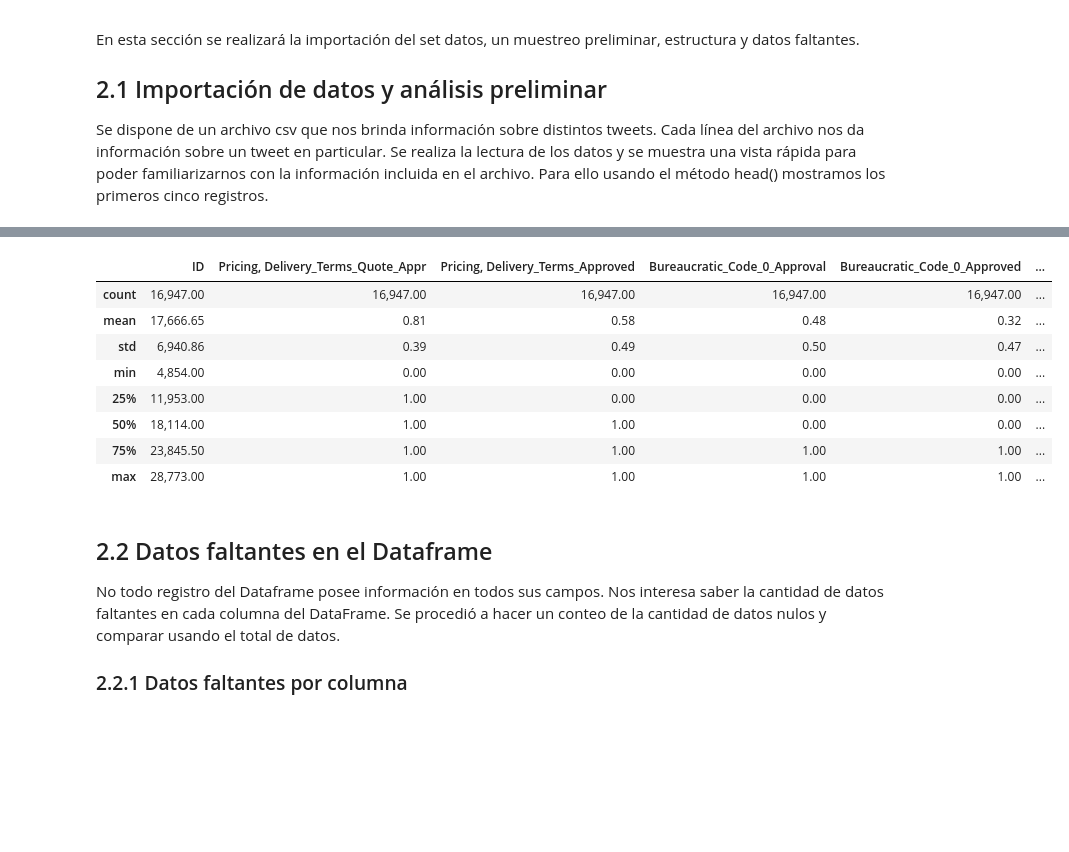
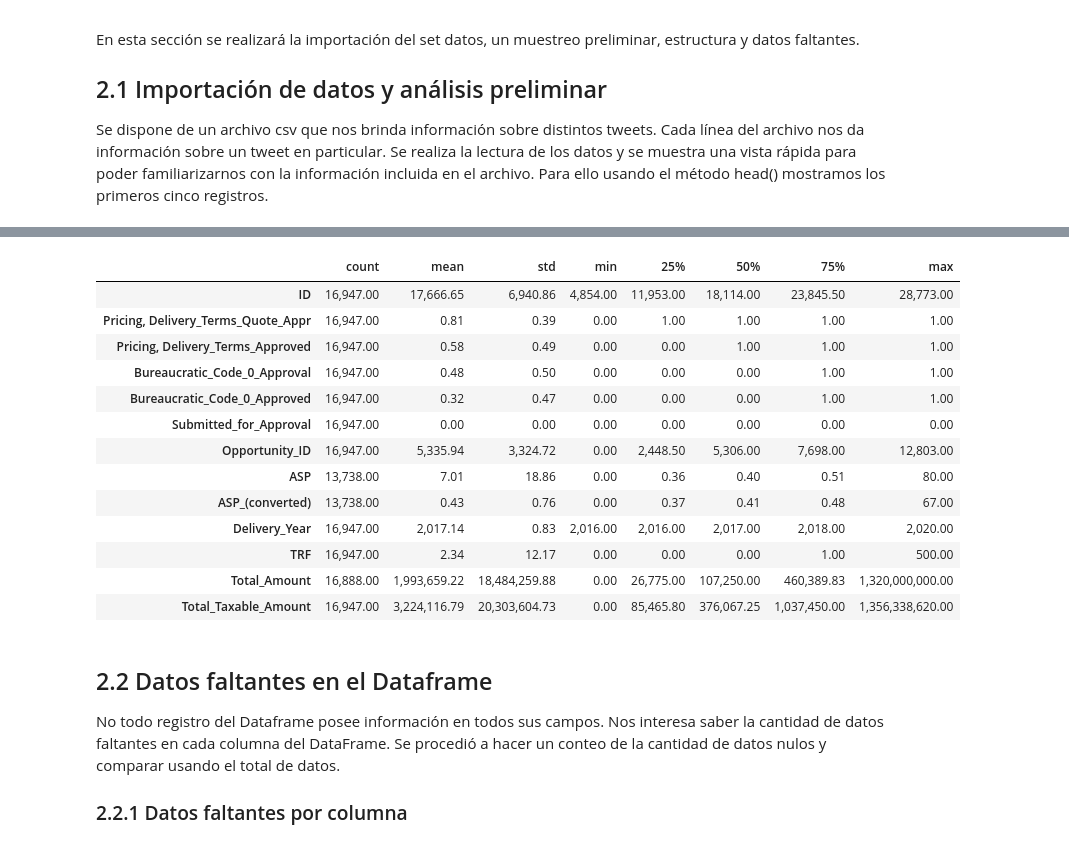
Before and after one commit to AlejandroBalladares/TP1---Organizaci-n-de-datos, a Jupyter notebook: data/TP1.ipynb, the cells around one changed output, grey strips where cells are left out. Drawn from its saved outputs; the diff is of its cells as text; code cells hidden in the pictures; blank space fills up the shorter version.

```diff
--- a/data/TP1.ipynb
+++ b/data/TP1.ipynb
@@ -75,15 +66,20 @@ memory usage: 6.7+ MB
 # %%
-df.describe()
+df.describe().T
 # %% [output]
-|  | ID | Pricing, Delivery_Terms_Quote_Appr | Pricing, Delivery_Terms_Approved | Bureaucratic_Code_0_Approval | Bureaucratic_Code_0_Approved | ... |
-| count | 16,947.00 | 16,947.00 | 16,947.00 | 16,947.00 | 16,947.00 | ... |
-| mean | 17,666.65 | 0.81 | 0.58 | 0.48 | 0.32 | ... |
-| std | 6,940.86 | 0.39 | 0.49 | 0.50 | 0.47 | ... |
-| min | 4,854.00 | 0.00 | 0.00 | 0.00 | 0.00 | ... |
-| 25% | 11,953.00 | 1.00 | 0.00 | 0.00 | 0.00 | ... |
-| 50% | 18,114.00 | 1.00 | 1.00 | 0.00 | 0.00 | ... |
-| 75% | 23,845.50 | 1.00 | 1.00 | 1.00 | 1.00 | ... |
-| max | 28,773.00 | 1.00 | 1.00 | 1.00 | 1.00 | ... |
+|  | count | mean | std | min | 25% | 50% | 75% | max |
+| ID | 16,947.00 | 17,666.65 | 6,940.86 | 4,854.00 | 11,953.00 | 18,114.00 | 23,845.50 | 28,773.00 |
+| Pricing, Delivery_Terms_Quote_Appr | 16,947.00 | 0.81 | 0.39 | 0.00 | 1.00 | 1.00 | 1.00 | 1.00 |
+| Pricing, Delivery_Terms_Approved | 16,947.00 | 0.58 | 0.49 | 0.00 | 0.00 | 1.00 | 1.00 | 1.00 |
+| Bureaucratic_Code_0_Approval | 16,947.00 | 0.48 | 0.50 | 0.00 | 0.00 | 0.00 | 1.00 | 1.00 |
+| Bureaucratic_Code_0_Approved | 16,947.00 | 0.32 | 0.47 | 0.00 | 0.00 | 0.00 | 1.00 | 1.00 |
+| Submitted_for_Approval | 16,947.00 | 0.00 | 0.00 | 0.00 | 0.00 | 0.00 | 0.00 | 0.00 |
+| Opportunity_ID | 16,947.00 | 5,335.94 | 3,324.72 | 0.00 | 2,448.50 | 5,306.00 | 7,698.00 | 12,803.00 |
+| ASP | 13,738.00 | 7.01 | 18.86 | 0.00 | 0.36 | 0.40 | 0.51 | 80.00 |
+| ASP_(converted) | 13,738.00 | 0.43 | 0.76 | 0.00 | 0.37 | 0.41 | 0.48 | 67.00 |
+| Delivery_Year | 16,947.00 | 2,017.14 | 0.83 | 2,016.00 | 2,016.00 | 2,017.00 | 2,018.00 | 2,020.00 |
+| TRF | 16,947.00 | 2.34 | 12.17 | 0.00 | 0.00 | 0.00 | 1.00 | 500.00 |
+| Total_Amount | 16,888.00 | 1,993,659.22 | 18,484,259.88 | 0.00 | 26,775.00 | 107,250.00 | 460,389.83 | 1,320,000,000.00 |
+| Total_Taxable_Amount | 16,947.00 | 3,224,116.79 | 20,303,604.73 | 0.00 | 85,465.80 | 376,067.25 | 1,037,450.00 | 1,356,338,620.00 |
 # %% [markdown]
 ## 2.2 Datos faltantes en el Dataframe
 
```
Also changed, not shown: parts of 73 cells of this notebook.
